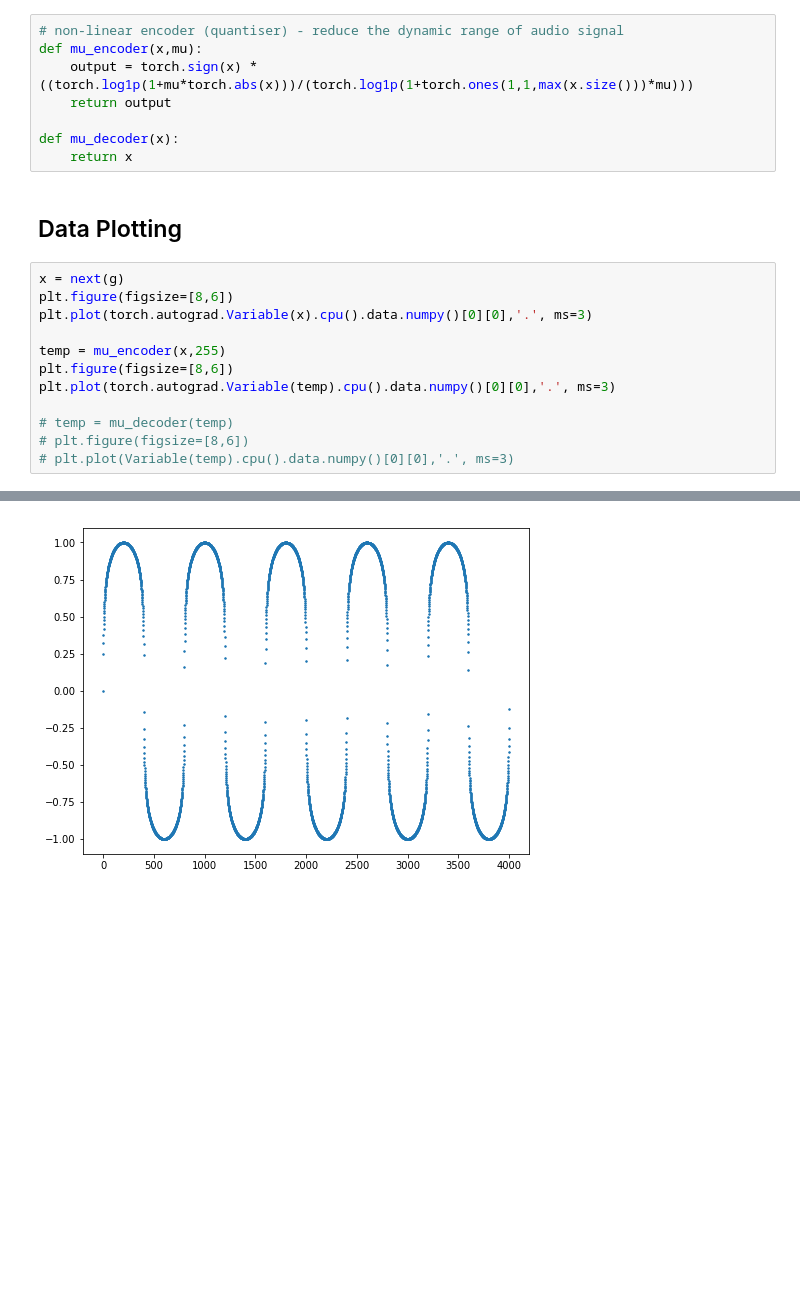
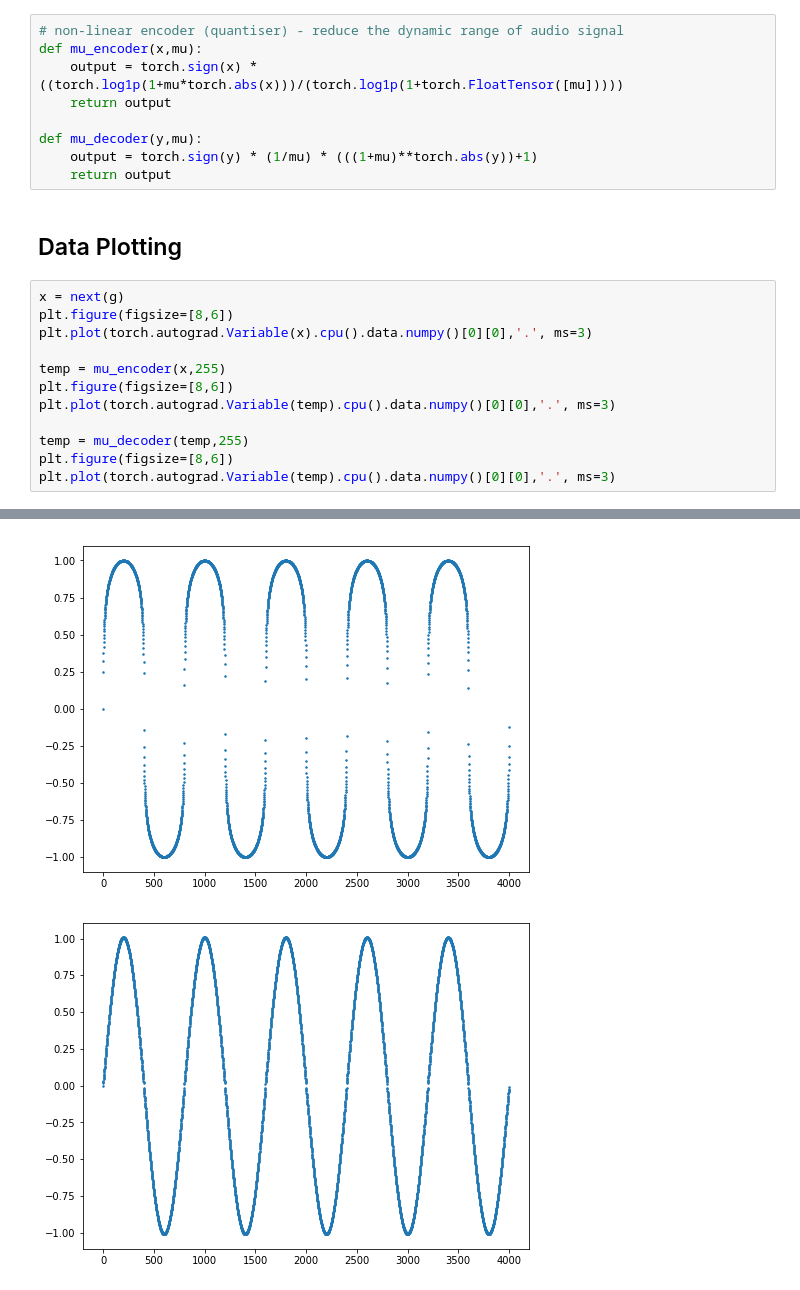
Before and after one commit to KeniMardira/PyTorchTest, a Jupyter notebook: Wavenet_Keni.ipynb, the cells around one changed output, grey strips where cells are left out. Cells and saved outputs as stored; diff of their text form; blank space fills up the shorter version.

Commit message:
Data generation done and mu encoder and decoder written. Weird bug with decoder; value of 0 seems to be missing. Investigating...

```diff
--- a/Wavenet_Keni.ipynb
+++ b/Wavenet_Keni.ipynb
@@ -130,26 +130,28 @@ g = batch_generator()
 # %%
 # non-linear encoder (quantiser) - reduce the dynamic range of audio signal
 def mu_encoder(x,mu):
-    output = torch.sign(x) * ((torch.log1p(1+mu*torch.abs(x)))/(torch.log1p(1+torch.ones(1,1,max(x.size()))*mu)))
+    output = torch.sign(x) * ((torch.log1p(1+mu*torch.abs(x)))/(torch.log1p(1+torch.FloatTensor([mu]))))
     return output
 
-def mu_decoder(x):
-    return x
+def mu_decoder(y,mu):
+    output = torch.sign(y) * (1/mu) * (((1+mu)**torch.abs(y))+1)
+    return output
 # %% [markdown]
 ## Data Plotting
 # %%
 x = next(g)
 plt.figure(figsize=[8,6])
 plt.plot(torch.autograd.Variable(x).cpu().data.numpy()[0][0],'.', ms=3)
 
 temp = mu_encoder(x,255)
 plt.figure(figsize=[8,6])
 plt.plot(torch.autograd.Variable(temp).cpu().data.numpy()[0][0],'.', ms=3)
 
-# temp = mu_decoder(temp)
-# plt.figure(figsize=[8,6])
-# plt.plot(Variable(temp).cpu().data.numpy()[0][0],'.', ms=3)
+temp = mu_decoder(temp,255)
+plt.figure(figsize=[8,6])
+plt.plot(torch.autograd.Variable(temp).cpu().data.numpy()[0][0],'.', ms=3)
 # %% [output]
 [<matplotlib.lines.Line2D at 0x...>]
 [figure]
 [figure]
+[figure, added]
```
Also changed, not shown: parts of 1 cell of this notebook.
